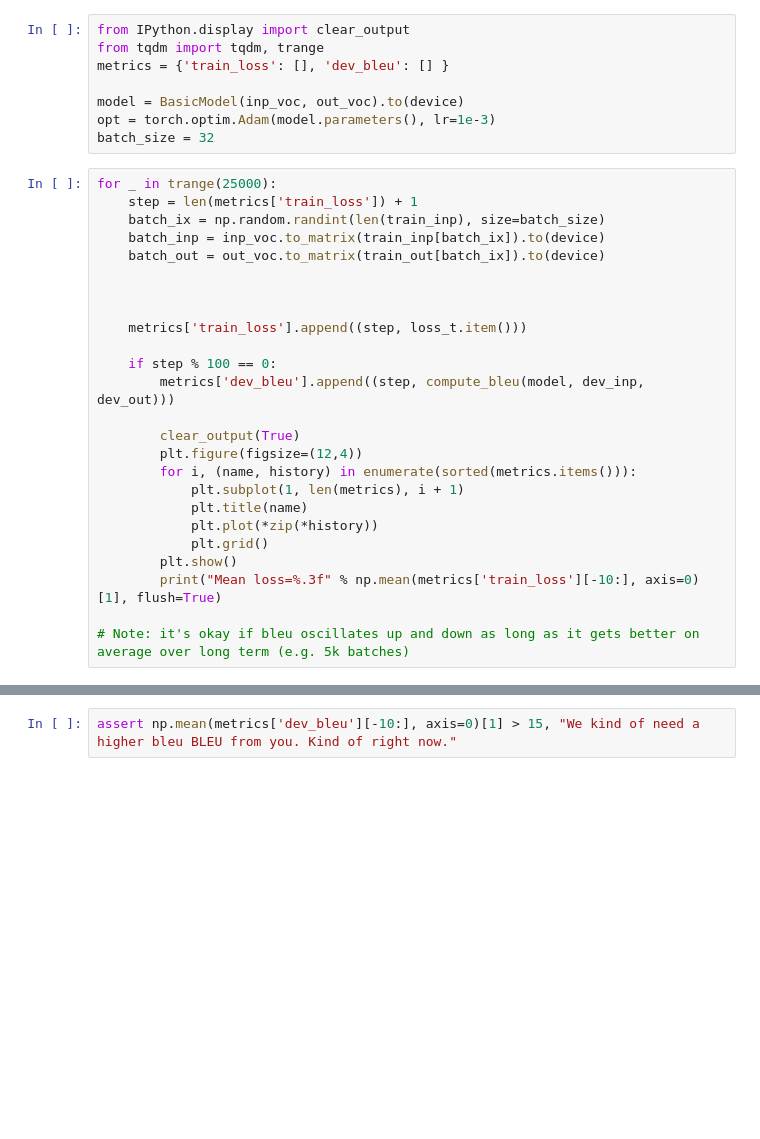
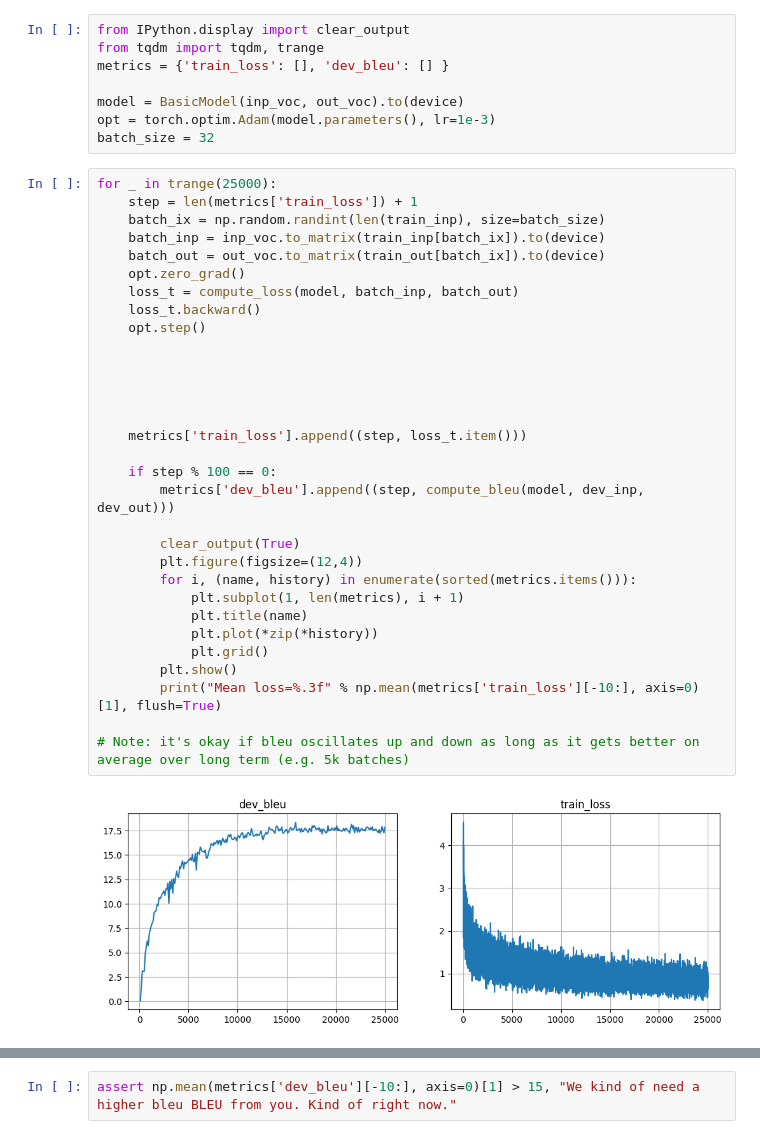
Before and after one commit to Darkmatterbomd/ML_learning, a Jupyter notebook: week03_attention/new_practice_and_homework.ipynb, the cells around one changed output, grey strips where cells are left out. Cells and saved outputs as stored; diff of their text form; blank space fills up the shorter version.

```diff
--- a/week03_attention/new_practice_and_homework.ipynb
+++ b/week03_attention/new_practice_and_homework.ipynb
@@ -371,25 +371,33 @@ batch_size = 32
 # %%
 for _ in trange(25000):
     step = len(metrics['train_loss']) + 1
     batch_ix = np.random.randint(len(train_inp), size=batch_size)
     batch_inp = inp_voc.to_matrix(train_inp[batch_ix]).to(device)
     batch_out = out_voc.to_matrix(train_out[batch_ix]).to(device)
+    opt.zero_grad()
+    loss_t = compute_loss(model, batch_inp, batch_out)
+    loss_t.backward()
+    opt.step()
+
+
 
 
 
     metrics['train_loss'].append((step, loss_t.item()))
 
     if step % 100 == 0:
         metrics['dev_bleu'].append((step, compute_bleu(model, dev_inp, dev_out)))
 
         clear_output(True)
         plt.figure(figsize=(12,4))
         for i, (name, history) in enumerate(sorted(metrics.items())):
             plt.subplot(1, len(metrics), i + 1)
             plt.title(name)
             plt.plot(*zip(*history))
             plt.grid()
         plt.show()
         print("Mean loss=%.3f" % np.mean(metrics['train_loss'][-10:], axis=0)[1], flush=True)
 
 # Note: it's okay if bleu oscillates up and down as long as it gets better on average over long term (e.g. 5k batches)
+# %% [output]
+[figure, added]
```
Also changed, not shown: parts of 7 cells of this notebook.
